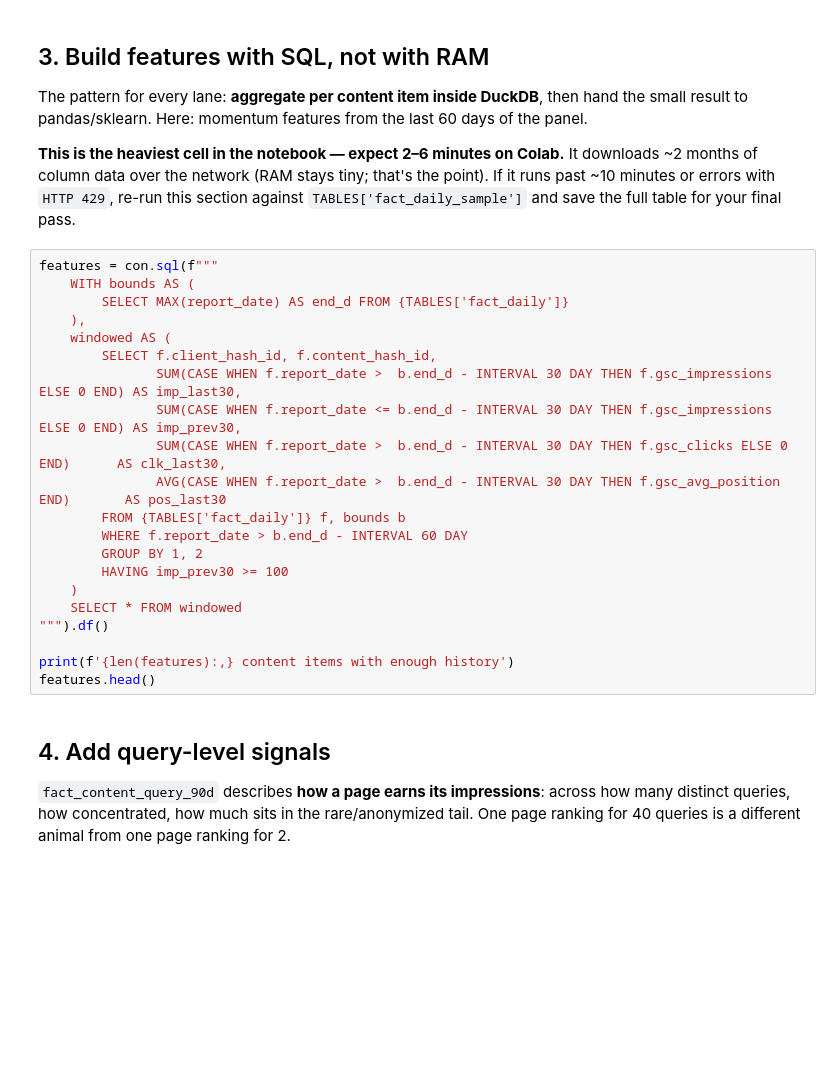
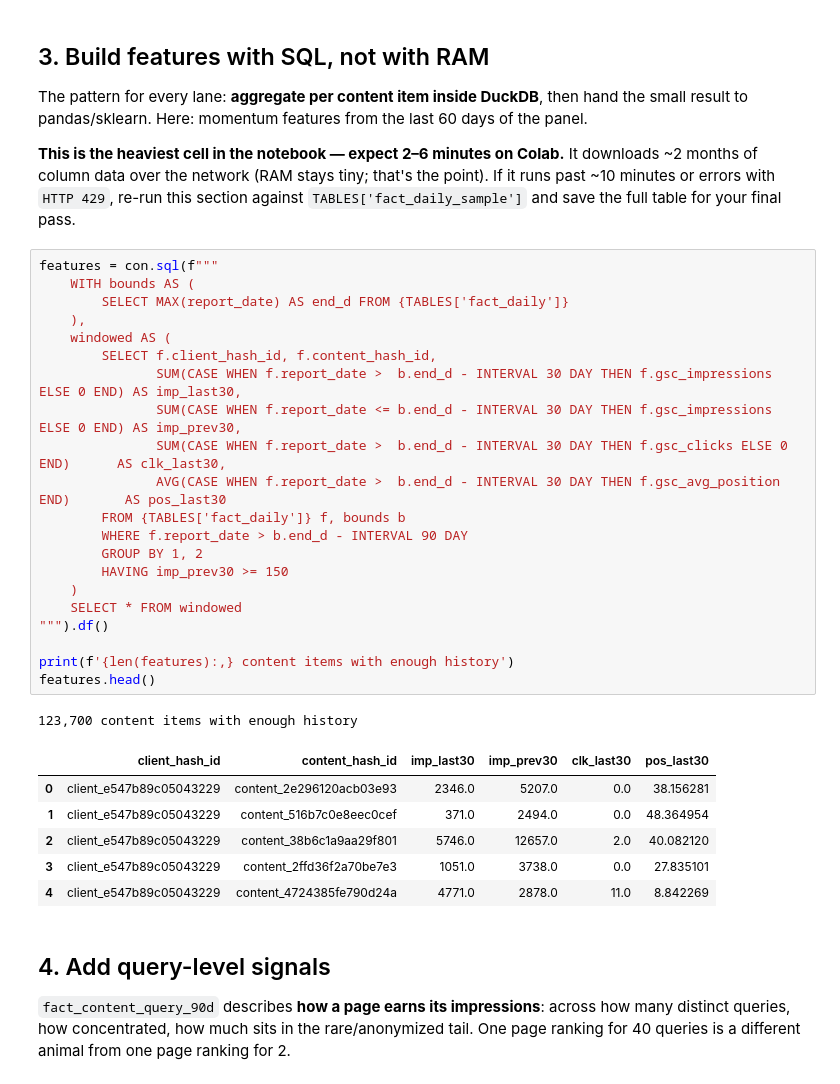
Before and after one commit to hkamran808/ml-internship-flyrank, a Jupyter notebook: notebooks/03_working_with_the_full_release.ipynb, the cells around one changed output. Saved outputs shown, nothing was run; the diff lists cells and outputs as text; blank space fills up the shorter version.

```diff
--- a/notebooks/03_working_with_the_full_release.ipynb
+++ b/notebooks/03_working_with_the_full_release.ipynb
@@ -87,24 +108,32 @@ result to pandas/sklearn. Here: momentum features from the last 60 days of the p
 # %%
 features = con.sql(f"""
     WITH bounds AS (
         SELECT MAX(report_date) AS end_d FROM {TABLES['fact_daily']}
     ),
     windowed AS (
         SELECT f.client_hash_id, f.content_hash_id,
                SUM(CASE WHEN f.report_date >  b.end_d - INTERVAL 30 DAY THEN f.gsc_impressions ELSE 0 END) AS imp_last30,
                SUM(CASE WHEN f.report_date <= b.end_d - INTERVAL 30 DAY THEN f.gsc_impressions ELSE 0 END) AS imp_prev30,
                SUM(CASE WHEN f.report_date >  b.end_d - INTERVAL 30 DAY THEN f.gsc_clicks ELSE 0 END)      AS clk_last30,
                AVG(CASE WHEN f.report_date >  b.end_d - INTERVAL 30 DAY THEN f.gsc_avg_position END)       AS pos_last30
         FROM {TABLES['fact_daily']} f, bounds b
-        WHERE f.report_date > b.end_d - INTERVAL 60 DAY
+        WHERE f.report_date > b.end_d - INTERVAL 90 DAY
         GROUP BY 1, 2
-        HAVING imp_prev30 >= 100
+        HAVING imp_prev30 >= 150
     )
     SELECT * FROM windowed
 """).df()
 
 print(f'{len(features):,} content items with enough history')
 features.head()
+# %% [output]
+123,700 content items with enough history
+|  | client_hash_id | content_hash_id | imp_last30 | imp_prev30 | clk_last30 | pos_last30 |
+| 0 | client_e547b89c05043229 | content_2e296120acb03e93 | 2346.0 | 5207.0 | 0.0 | 38.156281 |
+| 1 | client_e547b89c05043229 | content_516b7c0e8eec0cef | 371.0 | 2494.0 | 0.0 | 48.364954 |
+| 2 | client_e547b89c05043229 | content_38b6c1a9aa29f801 | 5746.0 | 12657.0 | 2.0 | 40.082120 |
+| 3 | client_e547b89c05043229 | content_2ffd36f2a70be7e3 | 1051.0 | 3738.0 | 0.0 | 27.835101 |
+| 4 | client_e547b89c05043229 | content_4724385fe790d24a | 4771.0 | 2878.0 | 11.0 | 8.842269 |
 # %% [markdown]
 ## 4. Add query-level signals
 
```
Also changed, not shown: parts of 5 cells of this notebook.
